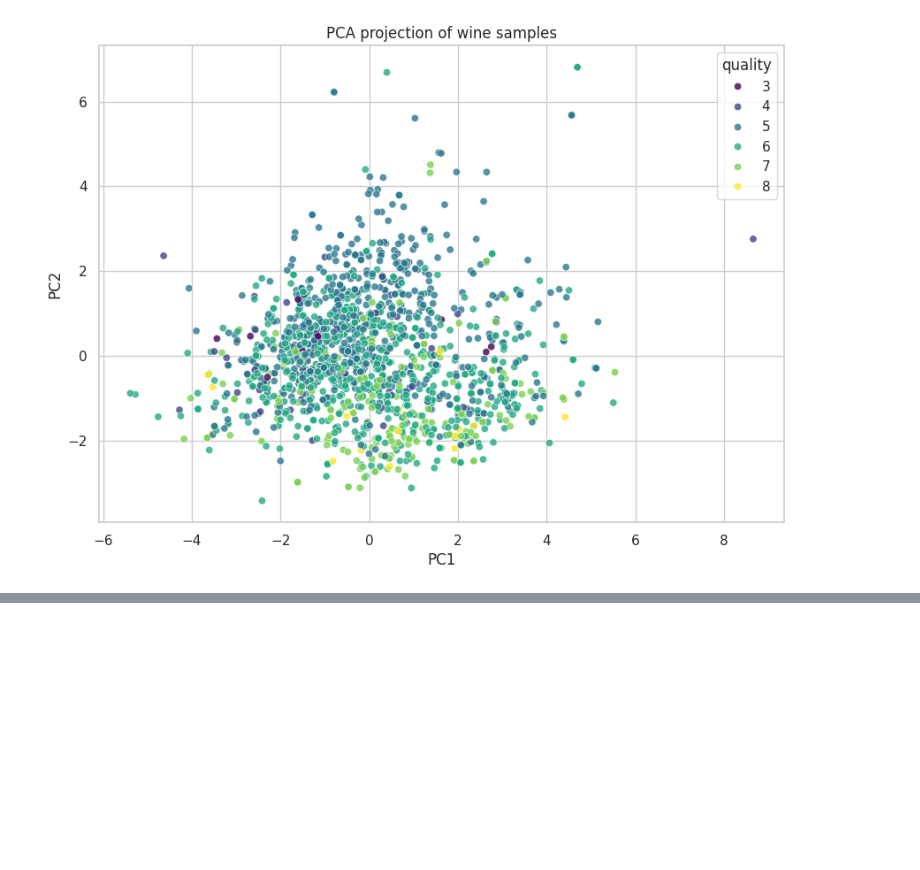
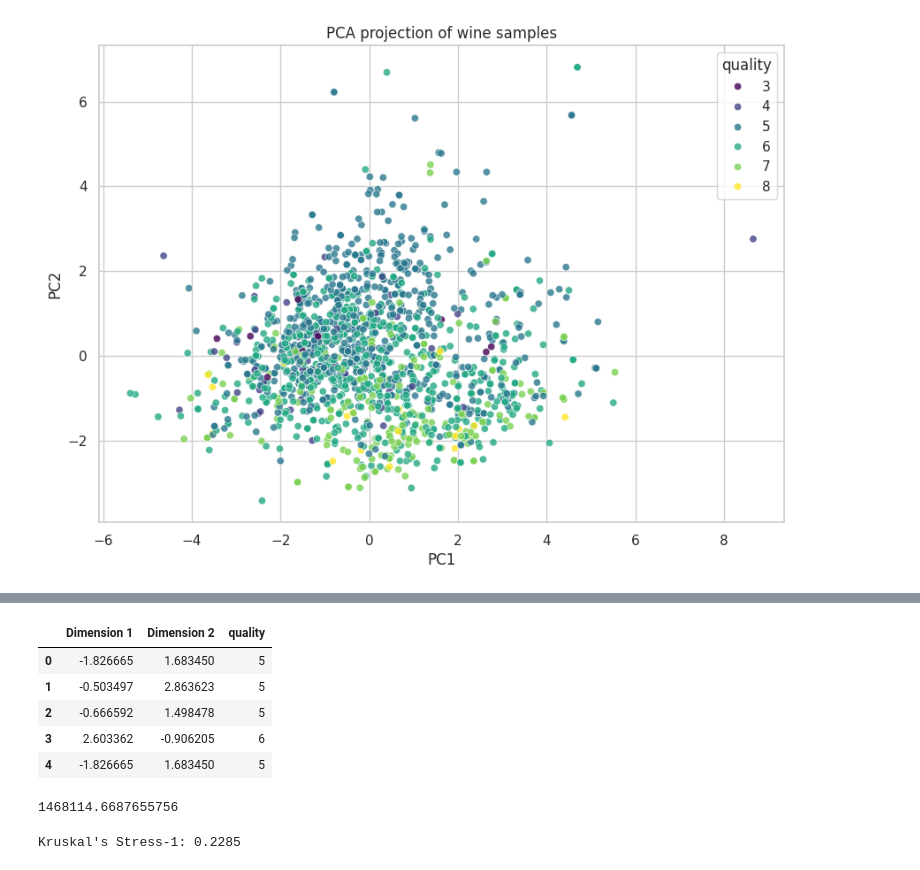
Before and after one commit to j1ere/MDS, a Jupyter notebook: whine quality dataset.ipynb, the cells around one changed output, grey strips where cells are left out. Cells and saved outputs as stored; diff of their text form; code cells hidden in the pictures; blank space fills up the shorter version.

```diff
--- a/whine quality dataset.ipynb
+++ b/whine quality dataset.ipynb
@@ -877,0 +939,35 @@ revealing whether wines with similar quality scores occupy similar regions of th
+# %%
+#buiding a dataframe
+mds_df = pd.DataFrame(
+    X_mds,
+    columns=["Dimension 1", "Dimension 2"]
+)
+
+mds_df["quality"] = y.values
+
+mds_df.head()
+# %% [output]
+|  | Dimension 1 | Dimension 2 | quality |
+| 0 | -1.826665 | 1.683450 | 5 |
+| 1 | -0.503497 | 2.863623 | 5 |
+| 2 | -0.666592 | 1.498478 | 5 |
+| 3 | 2.603362 | -0.906205 | 6 |
+| 4 | -1.826665 | 1.683450 | 5 |
+# %%
+#Examining the stress value
+mds.stress_
+#think of stress as the total distortion introduced by squashing the dimensions to 2
+# %% [output]
+1468114.6687655756
+# %%
+import numpy as np
+from scipy.spatial.distance import pdist
+
+# 1. Compute original pairwise distances
+orig_dists = pdist(X_scaled)
+
+# 2. Compute Kruskal's Stress-1
+kruskal_stress = np.sqrt(mds.stress_ / np.sum(orig_dists**2))
+print(f"Kruskal's Stress-1: {kruskal_stress:.4f}")
+# %% [output]
+Kruskal's Stress-1: 0.2285
```
Also changed, not shown: parts of 19 cells of this notebook.
